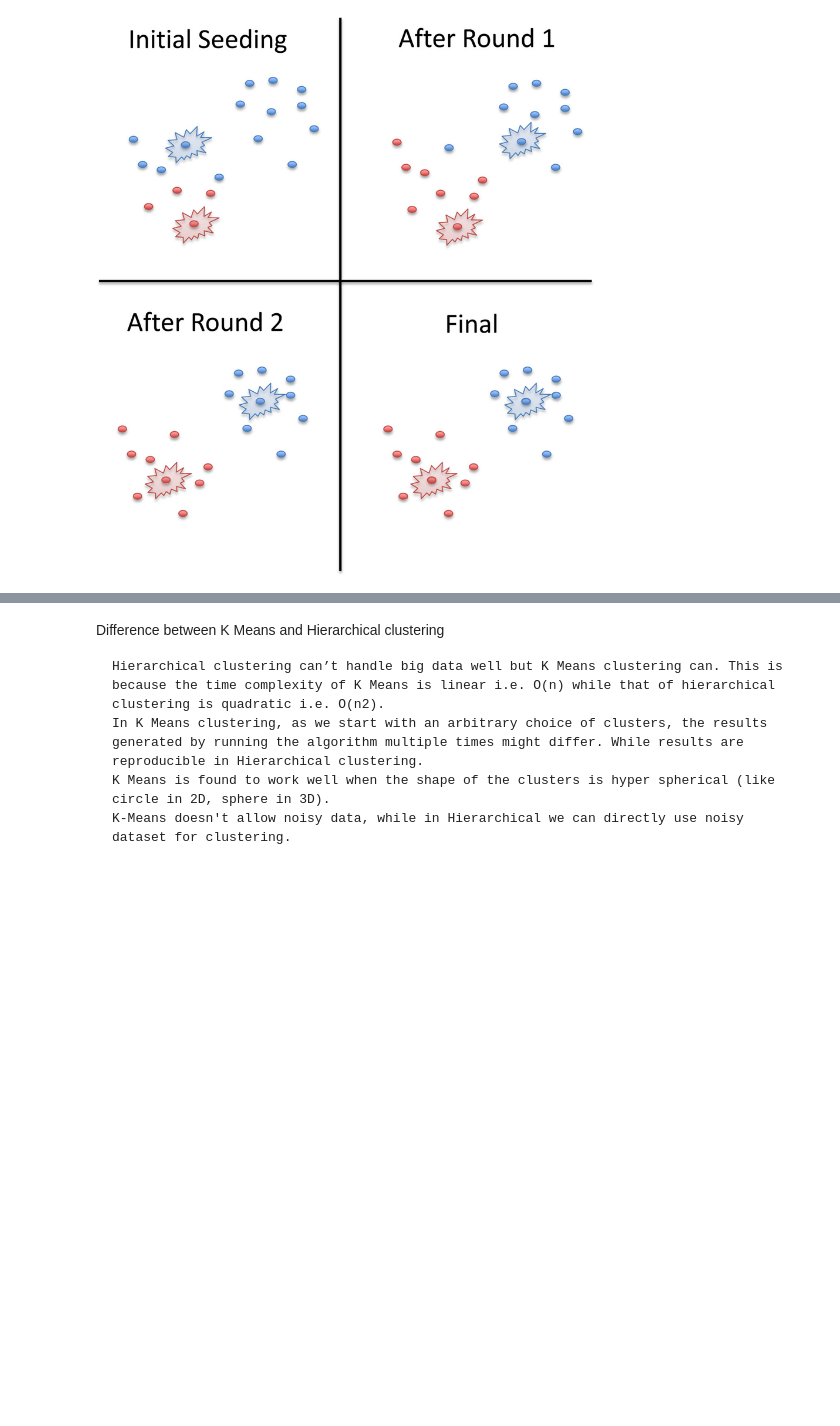
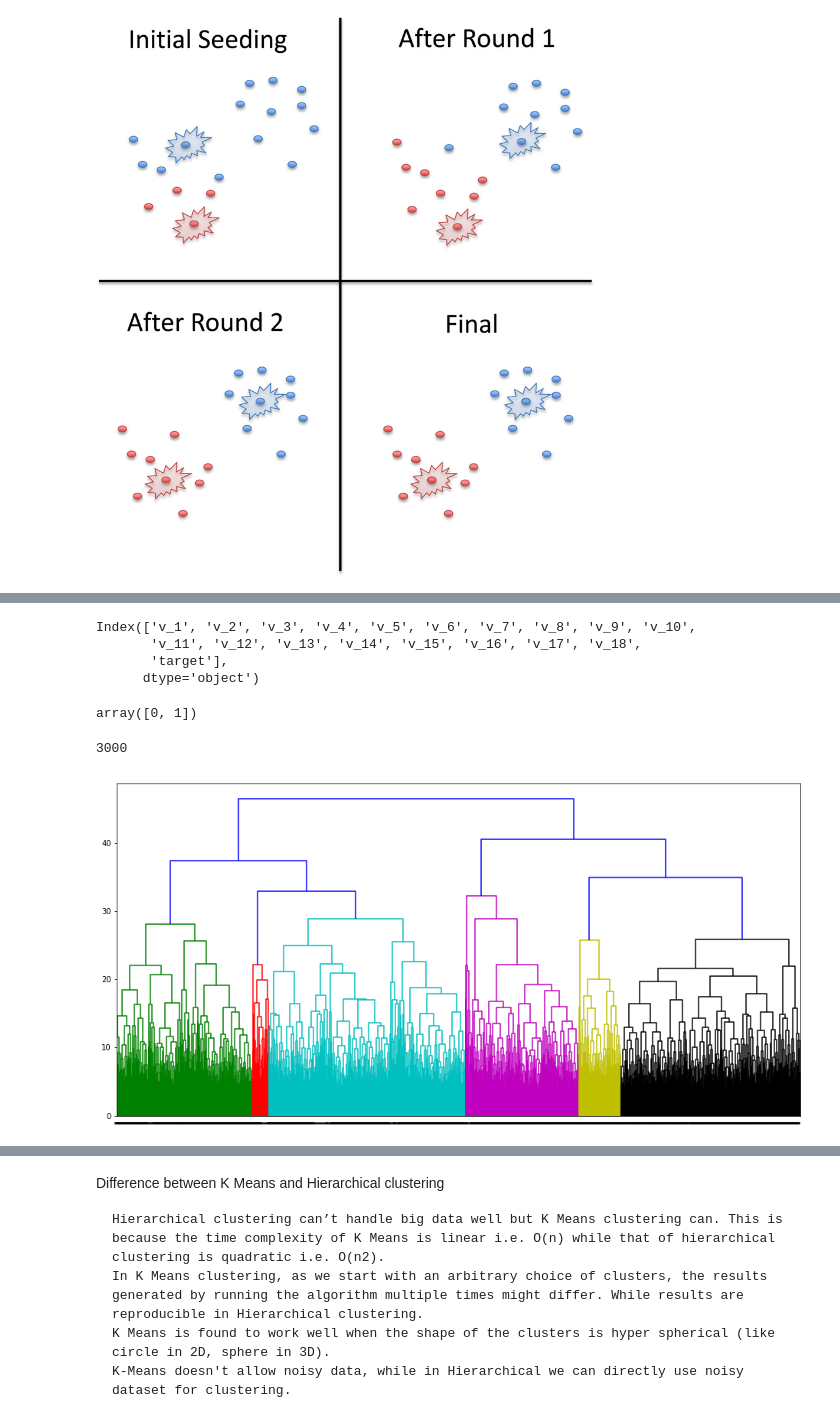
Before and after one commit to rsouza/FGV_Intro_DS, a Jupyter notebook: notebooks/ML_UNSUP_Clustering.ipynb, the cells around one changed output, grey strips where cells are left out. Cells and saved outputs as stored; diff of their text form; code cells hidden in the pictures; blank space fills up the shorter version.

```diff
--- a/notebooks/ML_UNSUP_Clustering.ipynb
+++ b/notebooks/ML_UNSUP_Clustering.ipynb
@@ -37,5 +37,7 @@ In this notebook we'll use two famous datasets:
 # %%
 # Loading datasets
-df_iris = datasets.load_iris()  # this dataset is present in the scikit-learn distribution
+#df_iris = datasets.load_iris()  # this dataset is present in the scikit-learn distribution
+df_iris = pd.read_csv('../datasets/CSVs/Iris.csv')
 df_stock = pd.read_csv('../datasets/CSVs/stock_data.csv')
+df_bank = pd.read_csv('../datasets/CSVs/ds_test/dados_Q3.csv')
 df_seeds = pd.read_csv('../datasets/CSVs/seeds-less-rows.csv')
@@ -284,0 +170,21 @@ plt.show()
+# %%
+df_bank.columns
+# %% [output]
+Index(['v_1', 'v_2', 'v_3', 'v_4', 'v_5', 'v_6', 'v_7', 'v_8', 'v_9', 'v_10',
+       'v_11', 'v_12', 'v_13', 'v_14', 'v_15', 'v_16', 'v_17', 'v_18',
+       'target'],
+      dtype='object')
+# %%
+df_bank.target.unique()
+# %% [output]
+array([0, 1])
+# %%
+len(df_bank)
+# %% [output]
+3000
+# %%
+# Remove the target from the DataFrame, save for later
+targets = list(df_bank.pop('target'))
+
+# Extract the measurements as a NumPy array
+samples = df_bank.values
@@ -284,0 +193,27 @@ plt.show()
+# %%
+fig, ax = plt.subplots(figsize=(16,8))
+
+dendrogram(mergings,
+           p=100,
+           truncate_mode=None,
+           color_threshold=None,
+           get_leaves=True,
+           orientation='top',
+           labels=targets,
+           count_sort=False,
+           distance_sort=False,
+           show_leaf_counts=True,
+           no_plot=False,
+           no_labels=False,
+           #color_list=None,
+           leaf_font_size=5,
+           leaf_rotation=90,
+           leaf_label_func=None,
+           #no_leaves=False,
+           show_contracted=False,
+           link_color_func=None,
+           ax=ax
+           )
+plt.show()
+# %% [output]
+[figure, added]
```
Also changed, not shown: parts of 38 cells of this notebook, 2 other files.
